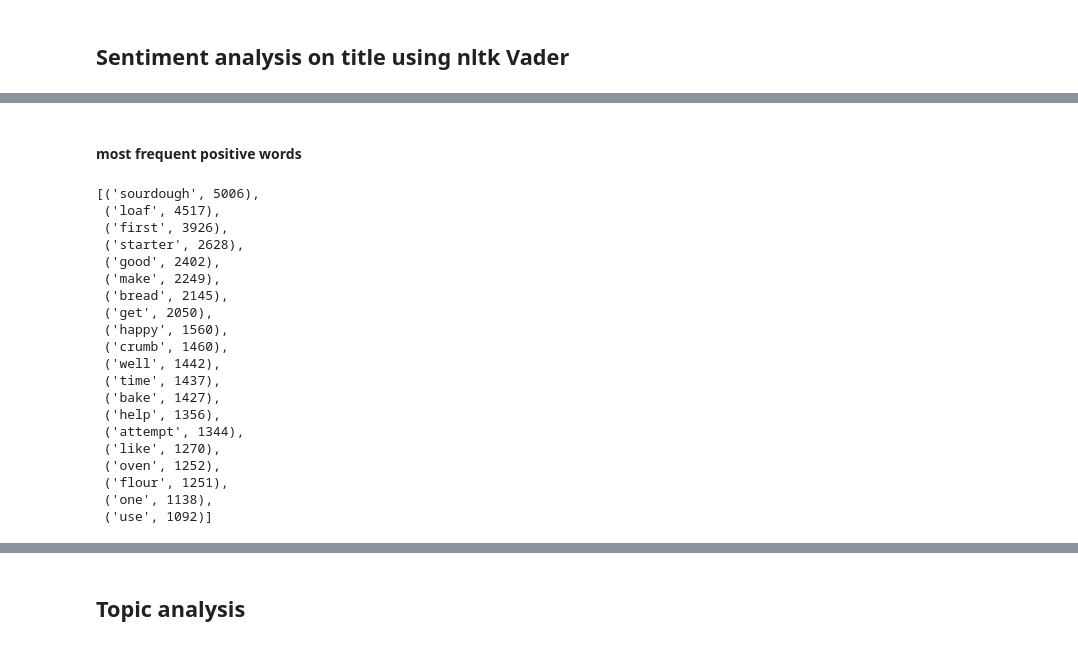
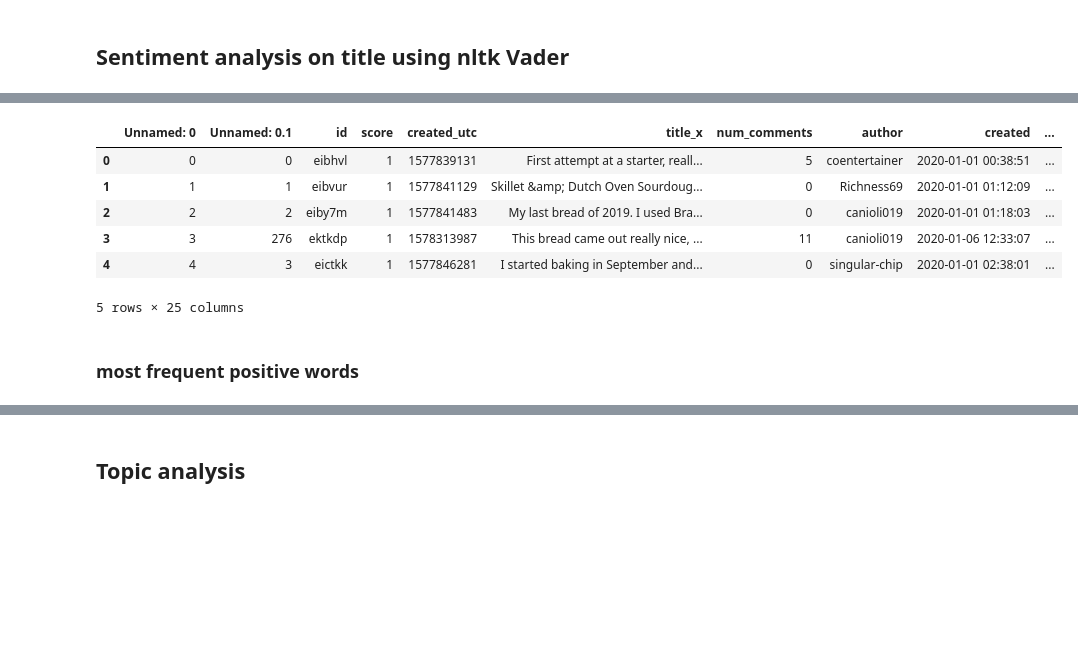
Before and after one commit to Lisa-Ho/breadit, a Jupyter notebook: notebooks/lockdown-baking-part-2-data-cleaning-classification.ipynb, the cells around one changed output, grey strips where cells are left out. Saved outputs shown, nothing was run; the diff lists cells and outputs as text; code cells hidden in the pictures; blank space fills up the shorter version.

```diff
--- a/notebooks/lockdown-baking-part-2-data-cleaning-classification.ipynb
+++ b/notebooks/lockdown-baking-part-2-data-cleaning-classification.ipynb
@@ -508,6 +537,8 @@ df2
 ### number of submissions by user
 
 On average, users submitted only 1 post, this is true for more than half of users. Two thirds have submitted at least 2 posts. On the top range, there is one user with 618 submissions which is now been deleted and
+# %%
+df = df.drop_duplicates(keep="first")
 # %%
 pivot = pd.DataFrame(df.groupby("author")["id"].count())
 pivot["id"].describe()
@@ -736,0 +833,11 @@ df2.loc[df2["label"]== 1]
+# %%
+# convert results into dataframe
+sentiment = pd.DataFrame.from_records(results)
+
+# classify sentiment based on compound value
+sentiment['sentiment'] = "neutral"
+sentiment.loc[sentiment['compound'] > 0.2, 'sentiment'] = "positive"
+sentiment.loc[sentiment['compound'] < -0.2, 'sentiment'] = "negative"
+
+#display dataframe
+sentiment.head()
@@ -737,30 +851,14 @@ df2.loc[df2["label"]== 1]
+# %%
+# merge sentiment to main dataframe
+df= pd.merge(df, sentiment, left_on="title_lemmatised", right_on="title")
+df.head()
+# %% [output]
+|  | Unnamed: 0 | Unnamed: 0.1 | id | score | created_utc | title_x | num_comments | author | created | ... |
+| 0 | 0 | 0 | eibhvl | 1 | 1577839131 | First attempt at a starter, reall... | 5 | coentertainer | 2020-01-01 00:38:51 | ... |
+| 1 | 1 | 1 | eibvur | 1 | 1577841129 | Skillet &amp; Dutch Oven Sourdoug... | 0 | Richness69 | 2020-01-01 01:12:09 | ... |
+| 2 | 2 | 2 | eiby7m | 1 | 1577841483 | My last bread of 2019. I used Bra... | 0 | canioli019 | 2020-01-01 01:18:03 | ... |
+| 3 | 3 | 276 | ektkdp | 1 | 1578313987 | This bread came out really nice, ... | 11 | canioli019 | 2020-01-06 12:33:07 | ... |
+| 4 | 4 | 3 | eictkk | 1 | 1577846281 | I started baking in September and... | 0 | singular-chip | 2020-01-01 02:38:01 | ... |
+5 rows × 25 columns
 # %% [markdown]
-#### most frequent positive words
+### most frequent positive words
-# %%
-pos_lines = list(df2.loc[df2["label"] == 1, "title"])
-
-pos_tokens = process_text(pos_lines)
-pos_freq = nltk.FreqDist(pos_tokens)
-
-pos_freq.most_common(20)
-# %% [output]
-[('sourdough', 5006),
- ('loaf', 4517),
- ('first', 3926),
- ('starter', 2628),
- ('good', 2402),
- ('make', 2249),
- ('bread', 2145),
- ('get', 2050),
- ('happy', 1560),
- ('crumb', 1460),
- ('well', 1442),
- ('time', 1437),
- ('bake', 1427),
- ('help', 1356),
- ('attempt', 1344),
- ('like', 1270),
- ('oven', 1252),
- ('flour', 1251),
- ('one', 1138),
- ('use', 1092)]
```
Also changed, not shown: parts of 39 cells of this notebook.
